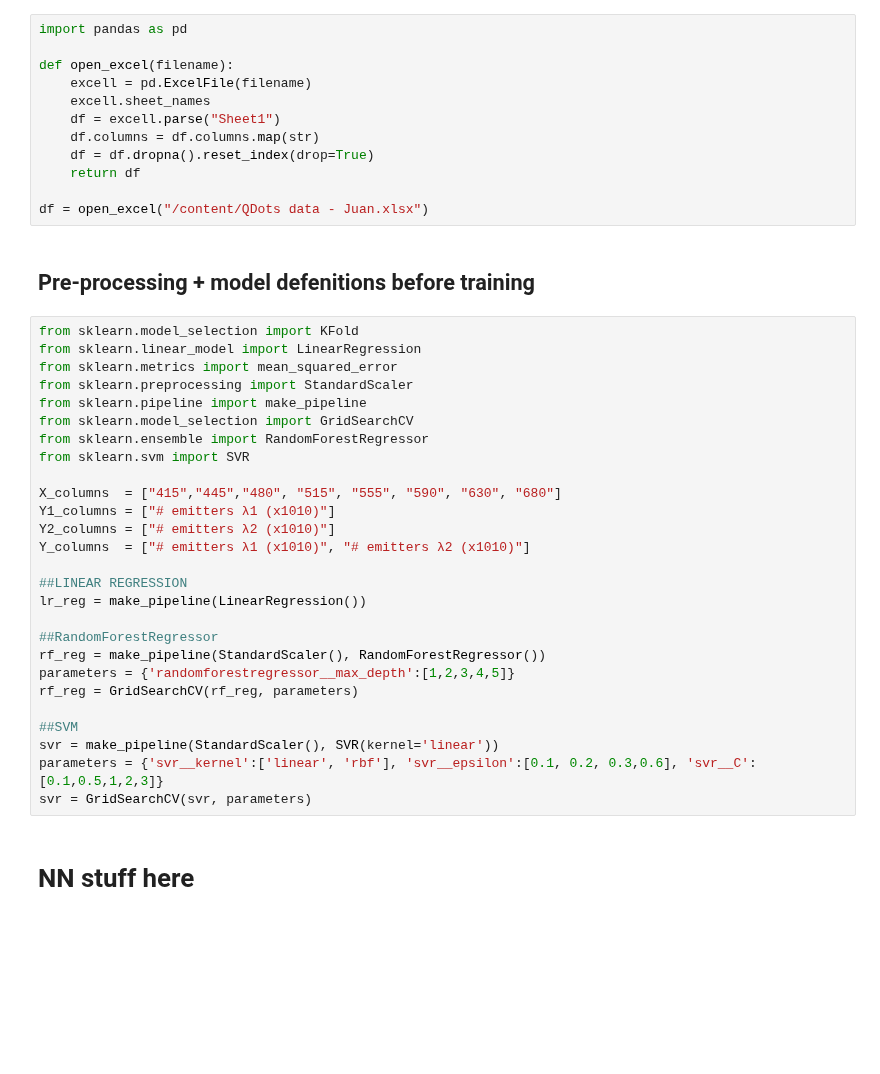
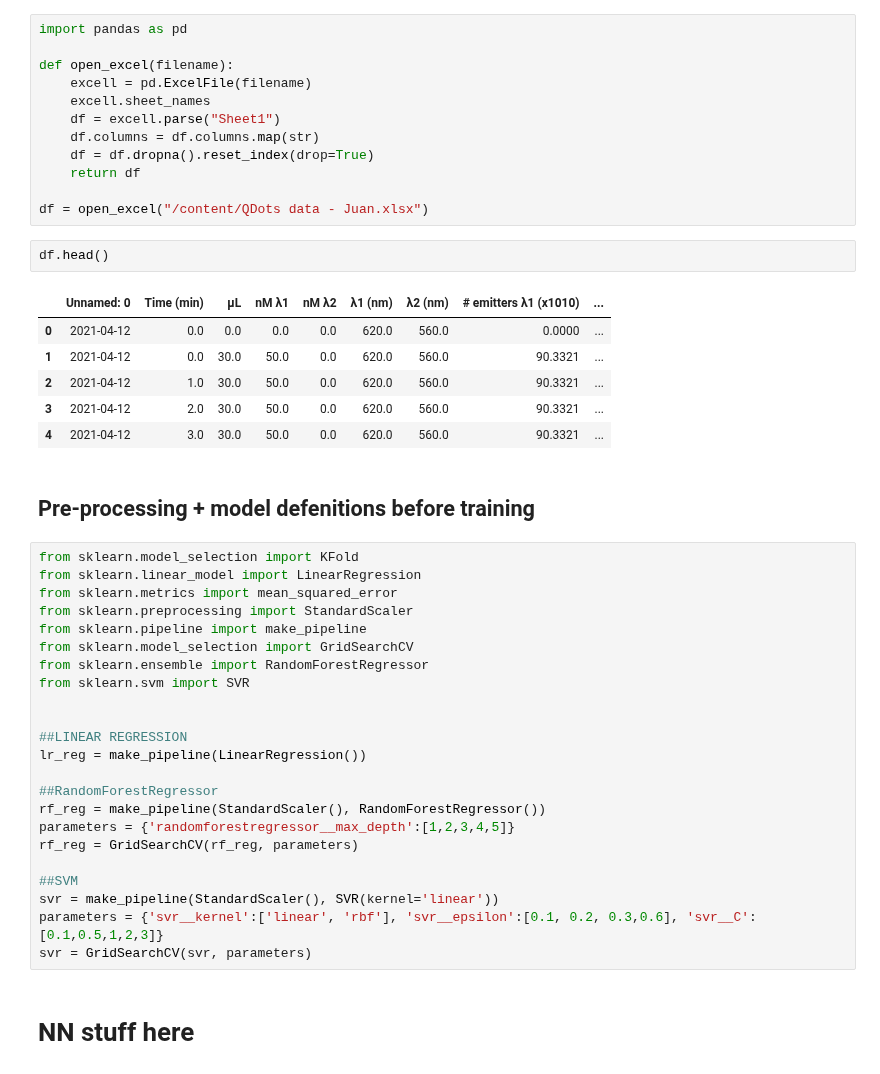
Before and after one commit to jmhuer/quantum_dots, a Jupyter notebook: quantum_dots_data.ipynb, the cells around one changed output. Saved outputs shown, nothing was run; the diff lists cells and outputs as text; blank space fills up the shorter version.

```diff
--- a/quantum_dots_data.ipynb
+++ b/quantum_dots_data.ipynb
@@ -43,6 +43,15 @@ def open_excel(filename):
     return df
 
 df = open_excel("/content/QDots data - Juan.xlsx")
+# %%
+df.head()
+# %% [output]
+|  | Unnamed: 0 | Time (min) | μL | nM λ1 | nM λ2 | λ1 (nm) | λ2 (nm) | # emitters λ1 (x1010) | ... |
+| 0 | 2021-04-12 | 0.0 | 0.0 | 0.0 | 0.0 | 620.0 | 560.0 | 0.0000 | ... |
+| 1 | 2021-04-12 | 0.0 | 30.0 | 50.0 | 0.0 | 620.0 | 560.0 | 90.3321 | ... |
+| 2 | 2021-04-12 | 1.0 | 30.0 | 50.0 | 0.0 | 620.0 | 560.0 | 90.3321 | ... |
+| 3 | 2021-04-12 | 2.0 | 30.0 | 50.0 | 0.0 | 620.0 | 560.0 | 90.3321 | ... |
+| 4 | 2021-04-12 | 3.0 | 30.0 | 50.0 | 0.0 | 620.0 | 560.0 | 90.3321 | ... |
 # %% [markdown]
 ## Pre-processing + model defenitions before training
 # %%
@@ -55,10 +64,6 @@ from sklearn.model_selection import GridSearchCV
 from sklearn.ensemble import RandomForestRegressor
 from sklearn.svm import SVR
 
-X_columns  = ["415","445","480", "515", "555", "590", "630", "680"]
-Y1_columns = ["# emitters λ1 (x1010)"]
-Y2_columns = ["# emitters λ2 (x1010)"]
-Y_columns  = ["# emitters λ1 (x1010)", "# emitters λ2 (x1010)"]
 
 ##LINEAR REGRESSION
 lr_reg = make_pipeline(LinearRegression())
```
Also changed, not shown: parts of 4 cells of this notebook.
